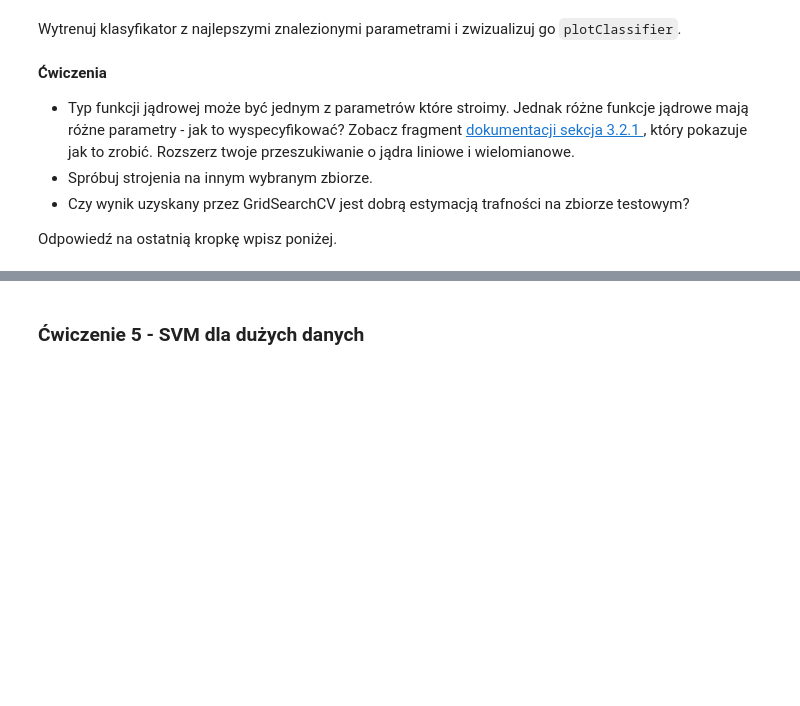
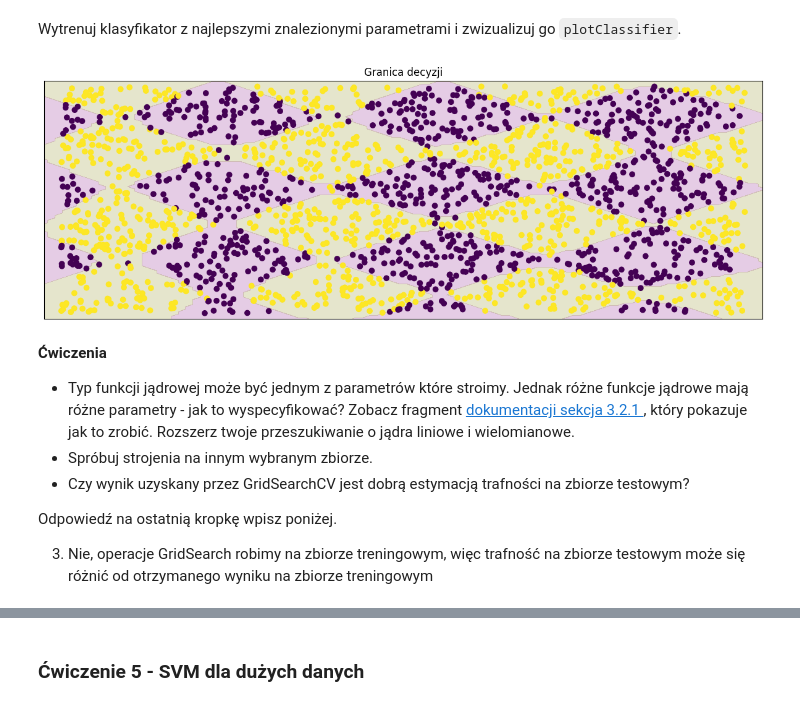
Before and after one commit to marcol13/SUS, a Jupyter notebook: svm/svm.ipynb, the cells around one changed output, grey strips where cells are left out. Saved outputs shown, nothing was run; the diff lists cells and outputs as text; code cells hidden in the pictures; blank space fills up the shorter version.

```diff
--- a/svm/svm.ipynb
+++ b/svm/svm.ipynb
@@ -460,0 +455,9 @@ raise NotImplementedError()
+# %%
+from sklearn.model_selection import GridSearchCV
+from sklearn.svm import SVC
+
+parameters = {'gamma': [0.1, 1, 10], 'C':[1, 10]}
+clf = GridSearchCV(estimator=SVC(kernel='rbf'), param_grid=parameters, scoring='accuracy', verbose=2, cv=3)
+clf.fit(X, y)
+
+sorted(clf.cv_results_.keys())
@@ -474,3 +527,12 @@ raise NotImplementedError()
+# %%
+from helpers import plotClassifier
+
+clf = SVC(kernel='rbf', gamma=0.1, C=10)
+clf.fit(X, y)
+
+plotClassifier(X, y, clf)
+# %% [output]
+[figure, added]
 # %% [markdown]
 **Ćwiczenia**
 - Typ funkcji jądrowej może być jednym z parametrów które stroimy. Jednak różne funkcje jądrowe mają różne parametry - jak to wyspecyfikować? Zobacz fragment [dokumentacji sekcja 3.2.1 ](https://scikit-learn.org/stable/modules/grid_search.html#exhaustive-grid-search), który pokazuje jak to zrobić. Rozszerz twoje przeszukiwanie o jądra liniowe i wielomianowe.
@@ -478,3 +540,5 @@ raise NotImplementedError()
 - Czy wynik uzyskany przez GridSearchCV jest dobrą estymacją trafności na zbiorze testowym?
 
 Odpowiedź na ostatnią kropkę wpisz poniżej.
+
+3. Nie, operacje GridSearch robimy na zbiorze treningowym, więc trafność na zbiorze testowym może się różnić od otrzymanego wyniku na zbiorze treningowym
```
Also changed, not shown: parts of 23 cells of this notebook.
